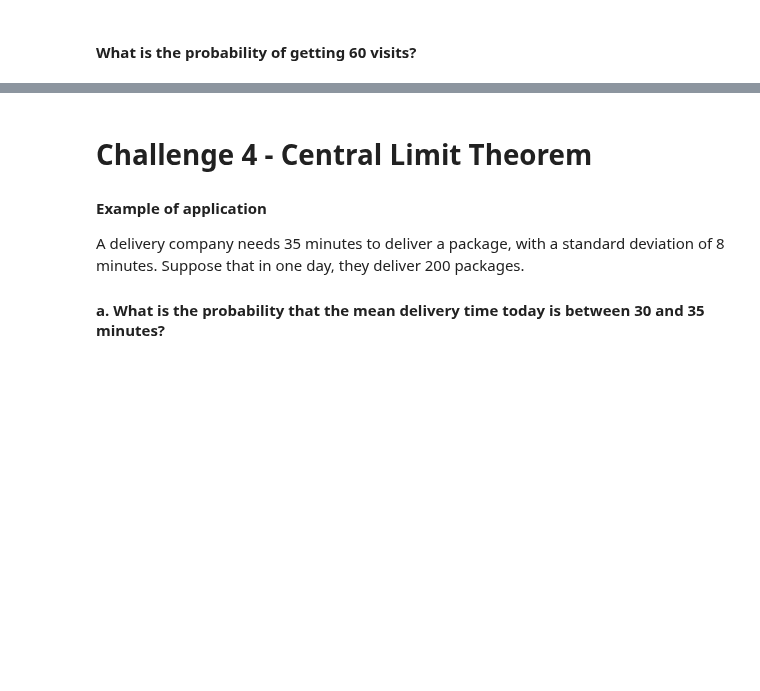
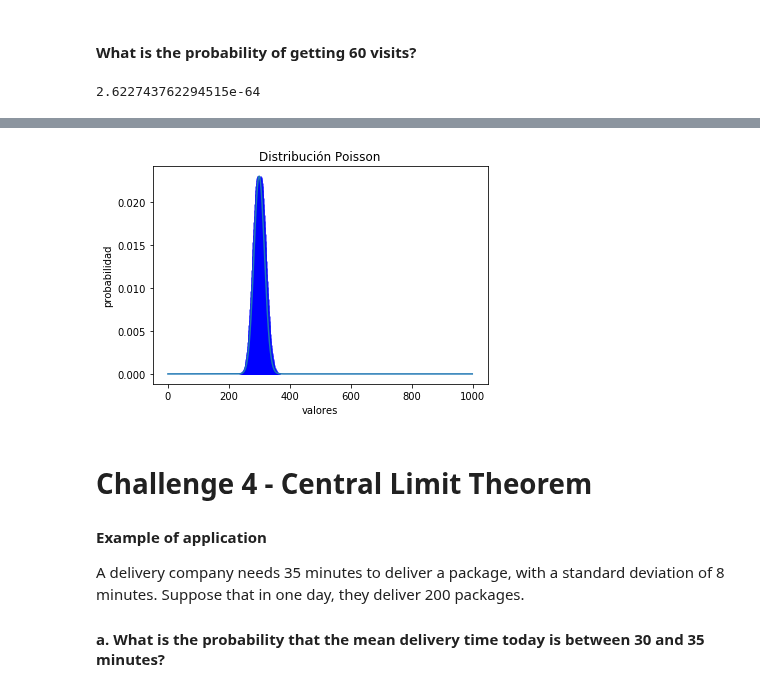
Before and after one commit to ta-datapt-bcn/lab-cont-probability-distribution, a Jupyter notebook: your_code/bonus.ipynb, the cells around one changed output, grey strips where cells are left out. Cells and saved outputs as stored; diff of their text form; code cells hidden in the pictures; blank space fills up the shorter version.

```diff
--- a/your_code/bonus.ipynb
+++ b/your_code/bonus.ipynb
@@ -124,3 +176,14 @@ visits = 60
+# %%
+# Variables
+mu = 300
+visits = 60
+poisson = stats.poisson(mu) # Distribución
+fmp = poisson.pmf(visits) # Función de Masa de Probabilidad
+fmp
+
+# Probability
+# %% [output]
+2.622743762294515e-64
 # %% [markdown]
 #### Plot the distribution of the probability for getting 0-1000 visits.
 
@@ -139,3 +197,19 @@ visits = range(1000)
+# %%
+# Variables
+visits = range(1000)
+mu =  300
+
+poisson = stats.poisson(mu) # Distribución
+
+fmp = poisson.pmf(visits) # Función de Masa de Probabilidad
+plt.plot(visits, fmp)
+plt.vlines(visits, 0, fmp, colors='b', lw=5, alpha=0.5)
+plt.title('Distribución Poisson')
+plt.ylabel('probabilidad')
+plt.xlabel('valores')
+plt.show()
+# %% [output]
+[figure, added]
 # %% [markdown]
 # Challenge 4 - Central Limit Theorem
 #### Example of application
```
Also changed, not shown: parts of 16 cells of this notebook, 3 other files.
